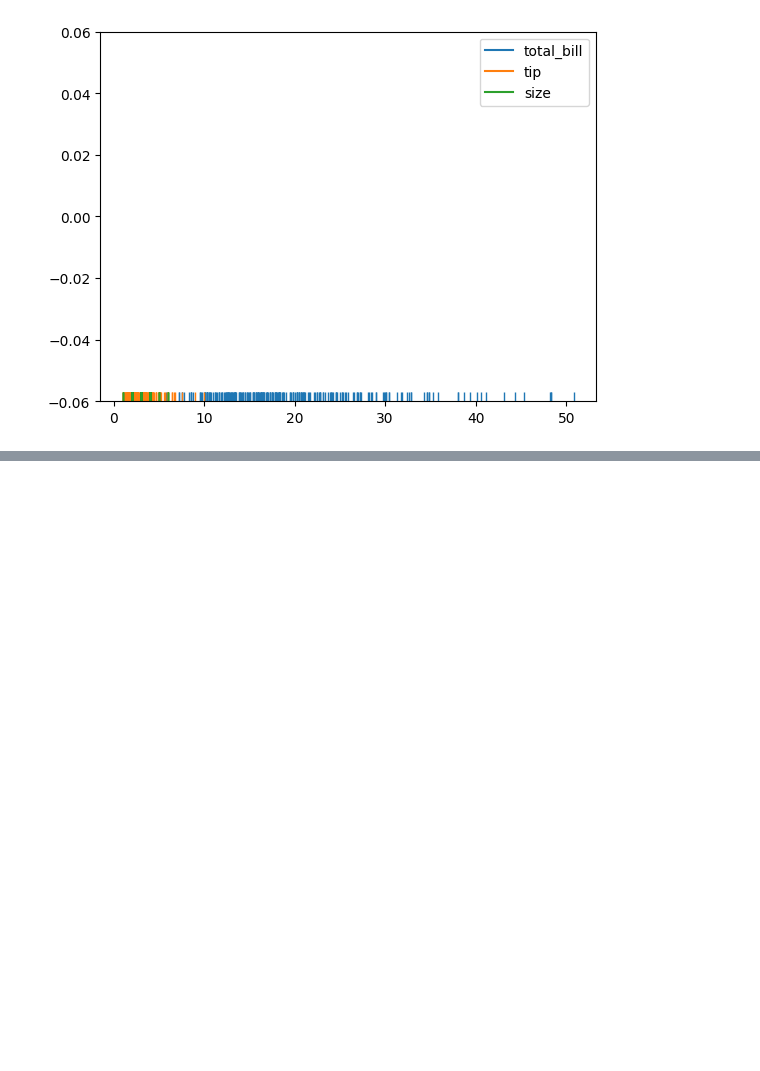
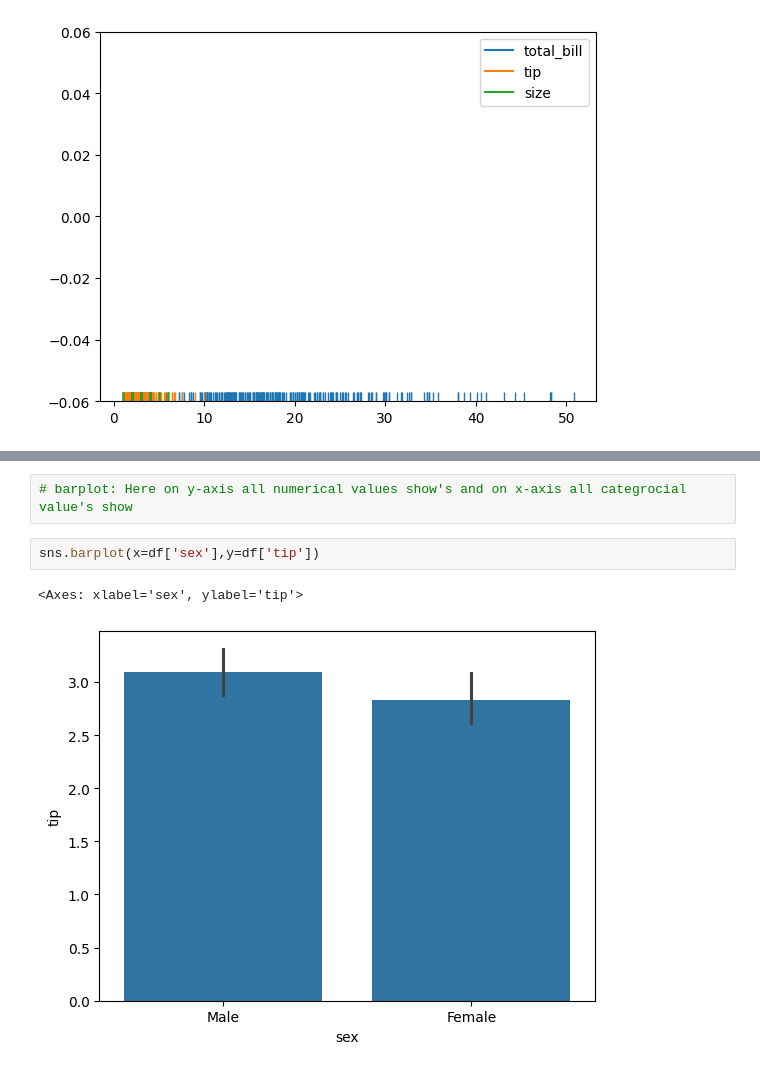
Before and after one commit to Sandeep4118/colab-project, a Jupyter notebook: Data_Visualization_Seaborn.ipynb, the cells around one changed output, grey strips where cells are left out. Cells and saved outputs as stored; diff of their text form; blank space fills up the shorter version.

```diff
--- a/Data_Visualization_Seaborn.ipynb
+++ b/Data_Visualization_Seaborn.ipynb
@@ -88,0 +127,7 @@ sns.rugplot(df)
+# %%
+# barplot: Here on y-axis all numerical values show's and on x-axis all categrocial value's show
+# %%
+sns.barplot(x=df['sex'],y=df['tip'])
+# %% [output]
+<Axes: xlabel='sex', ylabel='tip'>
+[figure, added]
```
Also changed, not shown: parts of 22 cells of this notebook.
